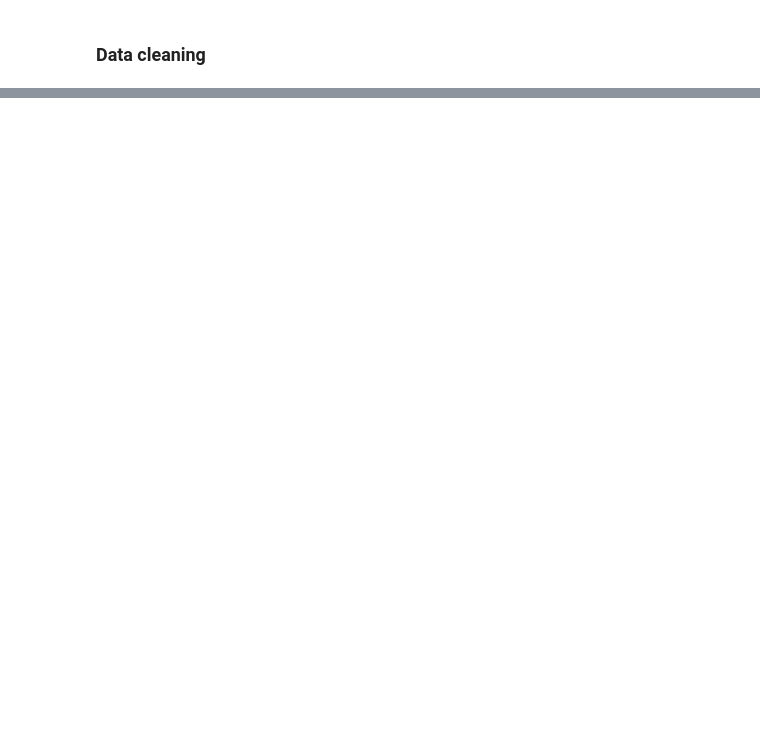
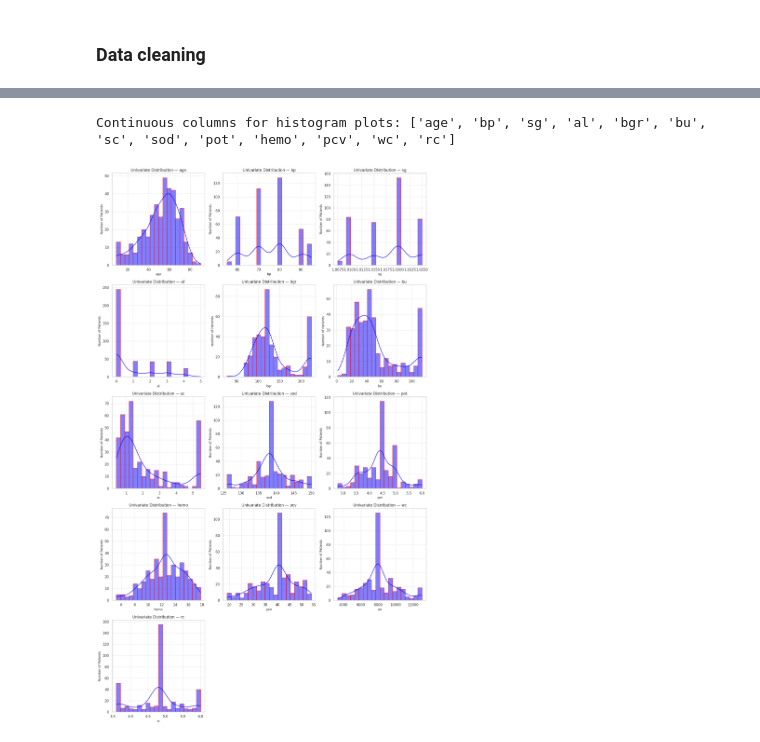
Before and after one commit to hariprasadyerra/project-CKD, a Jupyter notebook: ckd_final_code_.ipynb, the cells around one changed output, grey strips where cells are left out. Cells and saved outputs as stored; diff of their text form; code cells hidden in the pictures; blank space fills up the shorter version.

```diff
--- a/ckd_final_code_.ipynb
+++ b/ckd_final_code_.ipynb
@@ -1245,0 +525,44 @@ print(feature_importances)
+# %%
+
+# Univariate Distribution (Histograms for continuous features)
+
+import seaborn as sns
+import matplotlib.pyplot as plt
+
+# Identify continuous numeric columns (skip target and binaries)
+numeric_cols = df.select_dtypes(include=[np.number]).columns.tolist()
+if 'target_ckd' in numeric_cols:
+    numeric_cols.remove('target_ckd')
+
+continuous_cols = [c for c in numeric_cols if df[c].nunique() > 2]
+print("Continuous columns for histogram plots:", continuous_cols)
+
+# Create grid layout (3 cols per row, adjust rows automatically)
+n = len(continuous_cols)
+rows = (n + 2) // 3  # ceiling division for grid
+fig, axes = plt.subplots(rows, 3, figsize=(15, 5*rows))
+
+for i, col in enumerate(continuous_cols):
+    ax = axes[i // 3, i % 3]
+    sns.histplot(
+        df[col],
+        bins=20,
+        kde=True,
+        color="blue",
+        edgecolor="red",
+        ax=ax
+    )
+    ax.set_title(f"Univariate Distribution — {col}", fontsize=12)
+    ax.set_xlabel(col, fontsize=10)
+    ax.set_ylabel("Number of Patients", fontsize=10)
+    ax.grid(True, linestyle="--", alpha=0.6)
+
+# Hide any unused subplots
+for j in range(i+1, rows*3):
+    fig.delaxes(axes.flatten()[j])
+
+plt.tight_layout()
+plt.show()
+# %% [output]
+Continuous columns for histogram plots: ['age', 'bp', 'sg', 'al', 'bgr', 'bu', 'sc', 'sod', 'pot', 'hemo', 'pcv', 'wc', 'rc']
+[figure, added]
```
Also changed, not shown: parts of 96 cells of this notebook.
